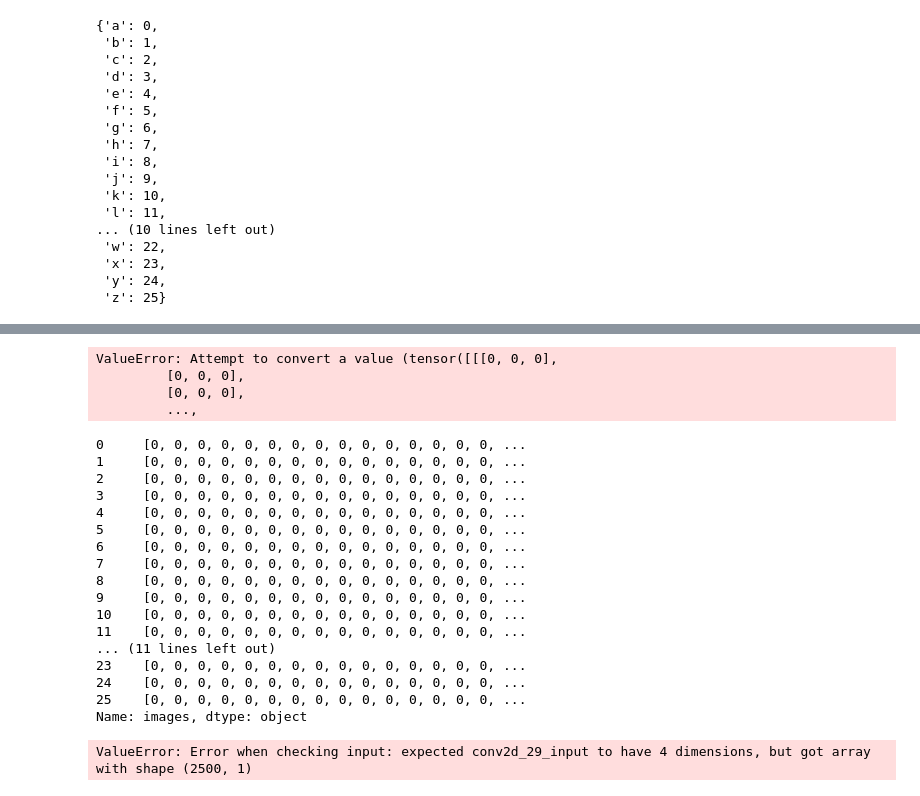
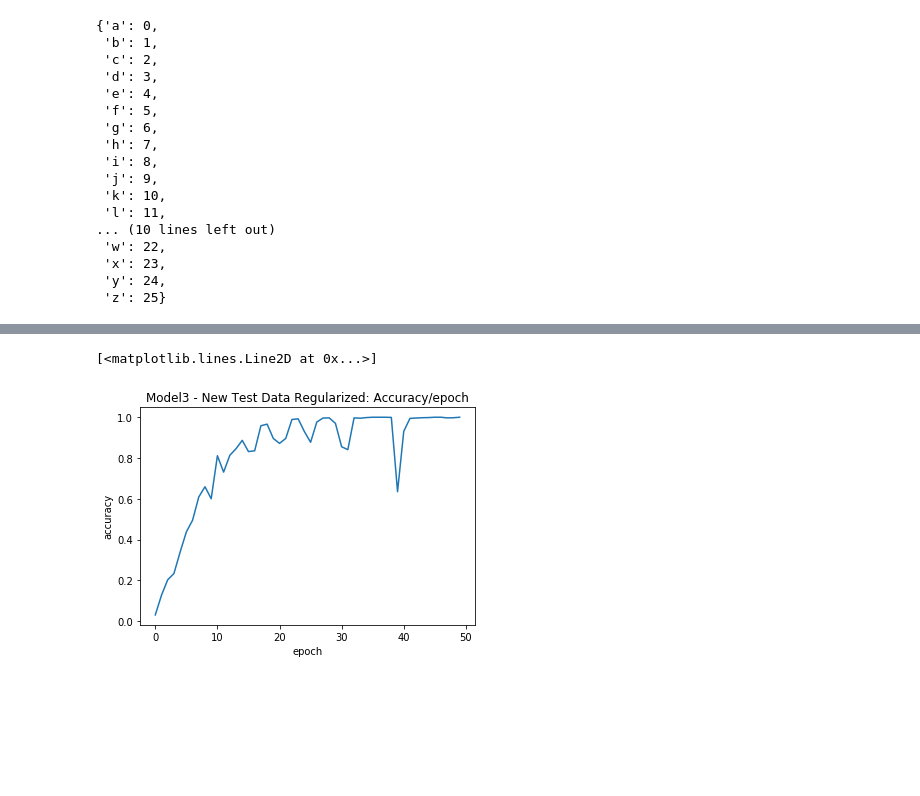
Before and after one commit to abigailfrancis/EE382_ASL_recognition, a Jupyter notebook: Data_Preprocessing.ipynb, the cells around one changed output, grey strips where cells are left out. Cells and saved outputs as stored; diff of their text form; code cells hidden in the pictures; blank space fills up the shorter version.

```diff
--- a/Data_Preprocessing.ipynb
+++ b/Data_Preprocessing.ipynb
@@ -178,3 +199,32 @@ model2 = tf.keras.Sequential(
 model2.compile(optimizer='rmsprop',
               loss='categorical_crossentropy',
               metrics=['accuracy'])
+# %%
+from keras import regularizers
+input_shape=(50,50,3)
+
+model3 = tf.keras.Sequential(
+  [
+      tf.keras.layers.Conv2D(kernel_size=(3,3), input_shape=input_shape ,kernel_regularizer=regularizers.l2(l=0.01), filters=32, activation='relu'),
+      tf.keras.layers.MaxPool2D(pool_size=(2,2)),
+
+      tf.keras.layers.Conv2D(kernel_size=(3,3),input_shape=input_shape ,kernel_regularizer=regularizers.l2(l=0.01),filters=32, activation='relu'),
+      tf.keras.layers.MaxPool2D(pool_size=(2,2)),
+
+      tf.keras.layers.Conv2D(kernel_size=(3,3), input_shape=input_shape,kernel_regularizer=regularizers.l2(l=0.01), filters=64, activation='relu'),
+      tf.keras.layers.MaxPool2D(pool_size=(2,2)),
+
+      tf.keras.layers.Conv2D(kernel_size=(3,3), input_shape=input_shape,kernel_regularizer=regularizers.l2(l=0.01), filters=64, activation='relu'),
+      tf.keras.layers.MaxPool2D(pool_size=(2,2)),
+
+
+      tf.keras.layers.Flatten(),
+      tf.keras.layers.Dense(1024, activation='relu'),
+      tf.keras.layers.Dropout(rate=0.5),
+      tf.keras.layers.Dense(512, activation='relu'),
+      tf.keras.layers.Dropout(rate=0.5),
+      tf.keras.layers.Dense(26, activation='softmax')
+  ])
+model3.compile(optimizer='rmsprop',
+              loss='categorical_crossentropy',
+              metrics=['accuracy'])
@@ -230,0 +383,2 @@ KeyboardInterrupt:
+# %%
+history3 = model3.fit(train_generator, epochs=50, validation_data=test_lg)
@@ -353,15 +440,0 @@ array([[[0, 0, 0],
-# %%
-import numpy as np
-import torch
-res = cv.resize(data['images'], dsize=(50, 50))
-#res = res.reshape(-1,50,50,3)
-res_t = torch.from_numpy(res)
-res_t = tf.reshape(res_t, (-1,50,50,3))
-#image = tf.image.decode_jpeg(res_t)
-#image = tf.cast(image, tf.float32)
-model.predict(image)
-# %% [output]
-ValueError: Attempt to convert a value (tensor([[[0, 0, 0],
-         [0, 0, 0],
-         [0, 0, 0],
-         ...,
@@ -398,23 +441,9 @@ for path in test_folders:
-# %%
-images = df_test['images']
-print(images)
-model.predict_classes(images[0])
-# %% [output]
-0     [0, 0, 0, 0, 0, 0, 0, 0, 0, 0, 0, 0, 0, 0, 0, ...
-1     [0, 0, 0, 0, 0, 0, 0, 0, 0, 0, 0, 0, 0, 0, 0, ...
-2     [0, 0, 0, 0, 0, 0, 0, 0, 0, 0, 0, 0, 0, 0, 0, ...
-3     [0, 0, 0, 0, 0, 0, 0, 0, 0, 0, 0, 0, 0, 0, 0, ...
-4     [0, 0, 0, 0, 0, 0, 0, 0, 0, 0, 0, 0, 0, 0, 0, ...
-5     [0, 0, 0, 0, 0, 0, 0, 0, 0, 0, 0, 0, 0, 0, 0, ...
-6     [0, 0, 0, 0, 0, 0, 0, 0, 0, 0, 0, 0, 0, 0, 0, ...
-7     [0, 0, 0, 0, 0, 0, 0, 0, 0, 0, 0, 0, 0, 0, 0, ...
-8     [0, 0, 0, 0, 0, 0, 0, 0, 0, 0, 0, 0, 0, 0, 0, ...
-9     [0, 0, 0, 0, 0, 0, 0, 0, 0, 0, 0, 0, 0, 0, 0, ...
-10    [0, 0, 0, 0, 0, 0, 0, 0, 0, 0, 0, 0, 0, 0, 0, ...
-11    [0, 0, 0, 0, 0, 0, 0, 0, 0, 0, 0, 0, 0, 0, 0, ...
-... (11 lines left out)
-23    [0, 0, 0, 0, 0, 0, 0, 0, 0, 0, 0, 0, 0, 0, 0, ...
-24    [0, 0, 0, 0, 0, 0, 0, 0, 0, 0, 0, 0, 0, 0, 0, ...
-25    [0, 0, 0, 0, 0, 0, 0, 0, 0, 0, 0, 0, 0, 0, 0, ...
-Name: images, dtype: object
-ValueError: Error when checking input: expected conv2d_29_input to have 4 dimensions, but got array with shape (2500, 1)
+# %%
+plt.figure()
+plt.title("Model3 - New Test Data Regularized: Accuracy/epoch")
+plt.xlabel('epoch')
+plt.ylabel('accuracy')
+plt.plot(history3.history['accuracy'])
+# %% [output]
+[<matplotlib.lines.Line2D at 0x...>]
+[figure, added]
```
Also changed, not shown: parts of 26 cells of this notebook.
